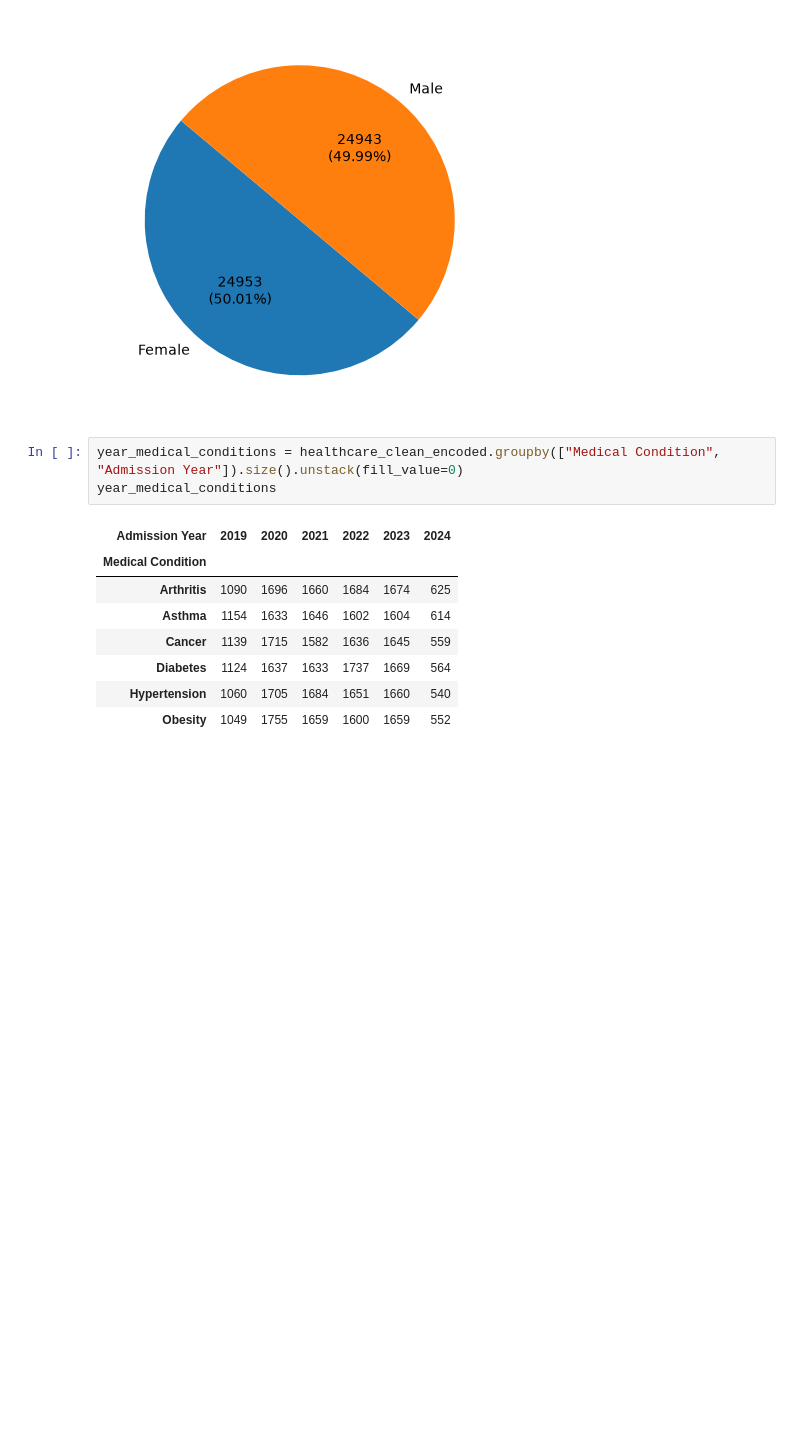
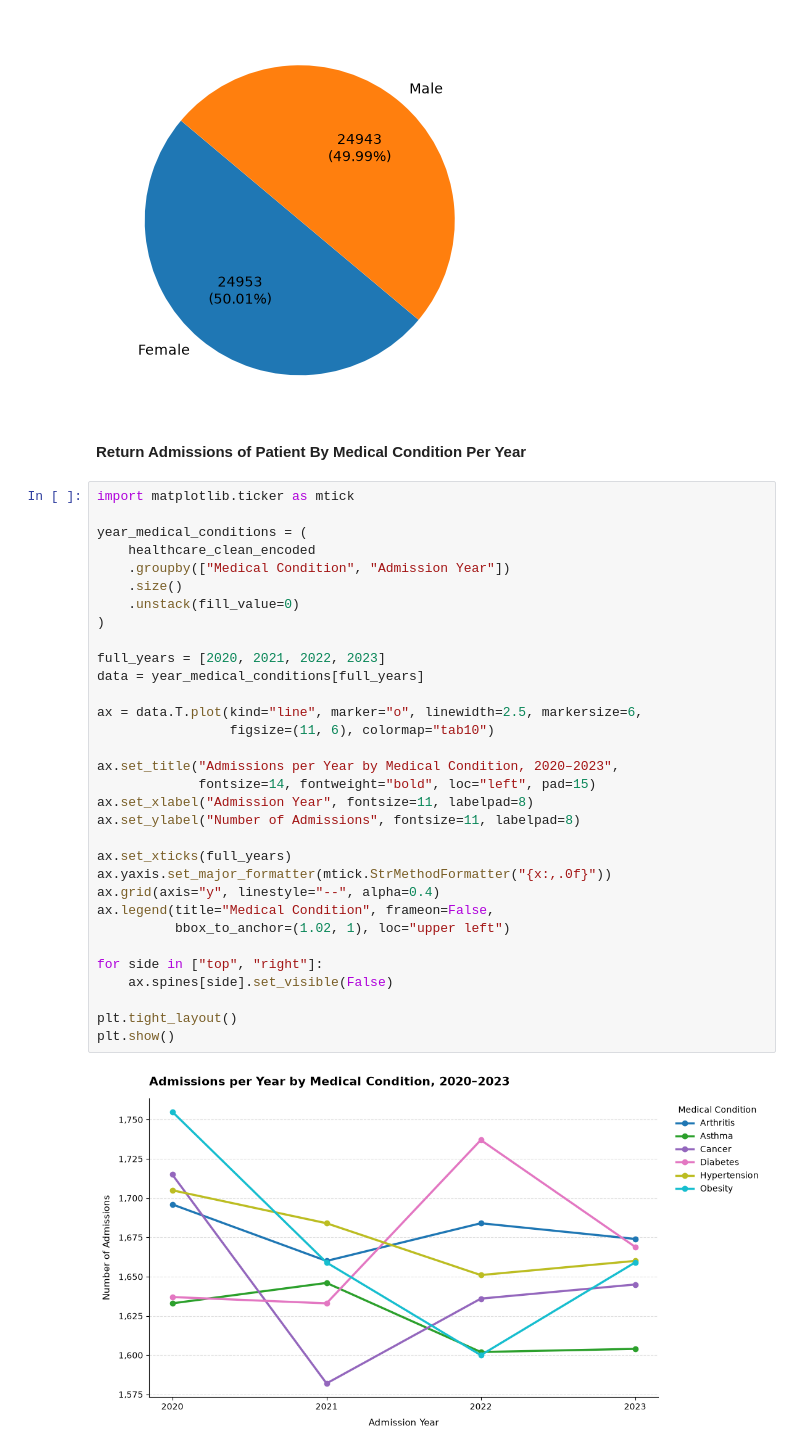
Before and after one commit to AHayslip23/HealthCare-Practice, a Jupyter notebook: Healthcare Data Analysis.ipynb, the cells around one changed output. Saved outputs shown, nothing was run; the diff lists cells and outputs as text; blank space fills up the shorter version.

```diff
--- a/Healthcare Data Analysis.ipynb
+++ b/Healthcare Data Analysis.ipynb
@@ -279,15 +275,39 @@ plt.pie(
 plt.show()
 # %% [output]
 [figure]
+# %% [markdown]
+**Return Admissions of Patient By Medical Condition Per Year**
 # %%
-year_medical_conditions = healthcare_clean_encoded.groupby(["Medical Condition", "Admission Year"]).size().unstack(fill_value=0)
-year_medical_conditions
+import matplotlib.ticker as mtick
+
+year_medical_conditions = (
+    healthcare_clean_encoded
+    .groupby(["Medical Condition", "Admission Year"])
+    .size()
+    .unstack(fill_value=0)
+)
+
+full_years = [2020, 2021, 2022, 2023]
+data = year_medical_conditions[full_years]
+
+ax = data.T.plot(kind="line", marker="o", linewidth=2.5, markersize=6,
+                 figsize=(11, 6), colormap="tab10")
+
+ax.set_title("Admissions per Year by Medical Condition, 2020–2023",
+             fontsize=14, fontweight="bold", loc="left", pad=15)
+ax.set_xlabel("Admission Year", fontsize=11, labelpad=8)
+ax.set_ylabel("Number of Admissions", fontsize=11, labelpad=8)
+
+ax.set_xticks(full_years)
+ax.yaxis.set_major_formatter(mtick.StrMethodFormatter("{x:,.0f}"))
+ax.grid(axis="y", linestyle="--", alpha=0.4)
+ax.legend(title="Medical Condition", frameon=False,
+          bbox_to_anchor=(1.02, 1), loc="upper left")
+
+for side in ["top", "right"]:
+    ax.spines[side].set_visible(False)
+
+plt.tight_layout()
+plt.show()
 # %% [output]
-| Admission Year | 2019 | 2020 | 2021 | 2022 | 2023 | 2024 |
-| Medical Condition |  |  |  |  |  |  |
-| Arthritis | 1090 | 1696 | 1660 | 1684 | 1674 | 625 |
-| Asthma | 1154 | 1633 | 1646 | 1602 | 1604 | 614 |
-| Cancer | 1139 | 1715 | 1582 | 1636 | 1645 | 559 |
-| Diabetes | 1124 | 1637 | 1633 | 1737 | 1669 | 564 |
-| Hypertension | 1060 | 1705 | 1684 | 1651 | 1660 | 540 |
-| Obesity | 1049 | 1755 | 1659 | 1600 | 1659 | 552 |
+[figure, added]
```
Also changed, not shown: parts of 38 cells of this notebook.
